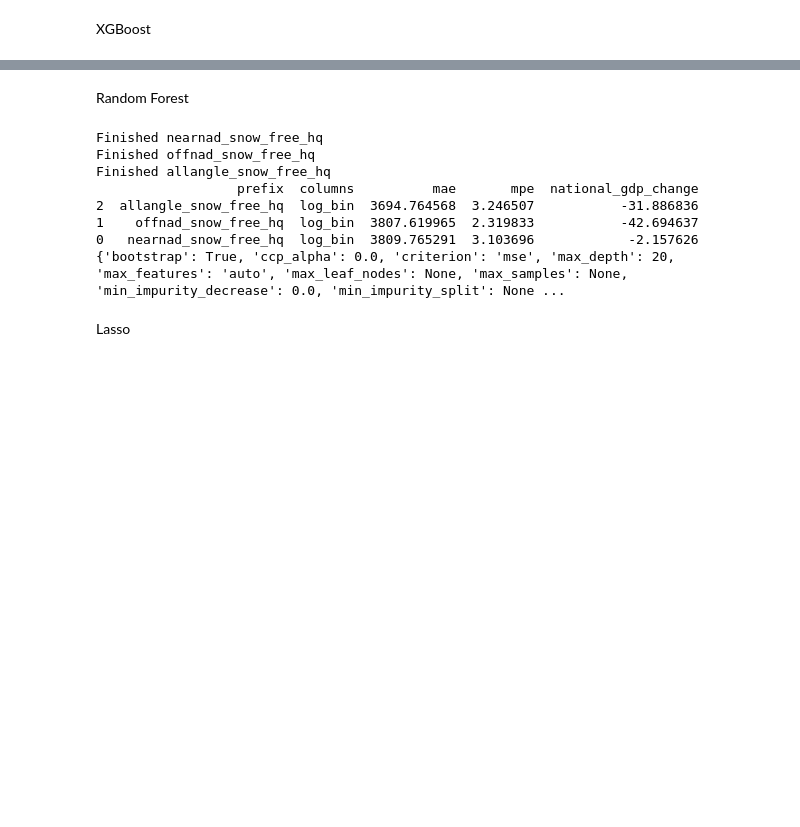
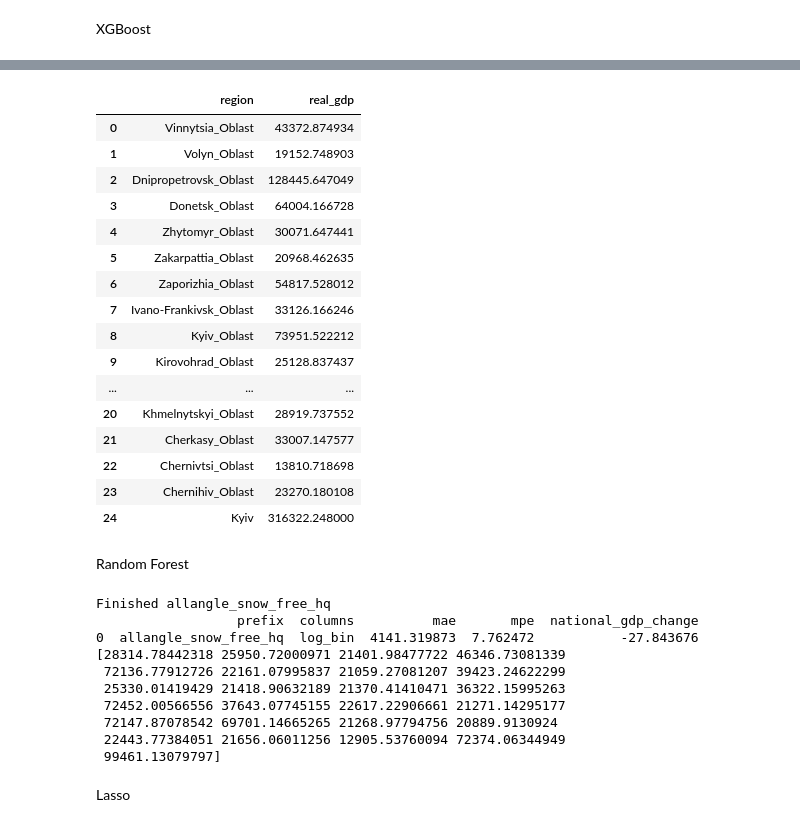
Before and after one commit to lollex90/masters-diss, a Jupyter notebook: models.ipynb, the cells around one changed output, grey strips where cells are left out. Drawn from its saved outputs; the diff is of its cells as text; code cells hidden in the pictures; blank space fills up the shorter version.

Commit message:
getting predictions for map

```diff
--- a/models.ipynb
+++ b/models.ipynb
@@ -9,8 +11,10 @@ Prepare the data
 ukraine_data = pd.read_csv('data/tabular_data_ukraine.csv')
 
 # delete Kyiv and Kyiv_Oblast
-ukraine_data = ukraine_data[ukraine_data["region"] != "Kyiv"]
-ukraine_data = ukraine_data[ukraine_data["region"] != "Kyiv_Oblast"]
+# ukraine_data = ukraine_data[ukraine_data["region"] != "Kyiv"]
+# ukraine_data = ukraine_data[ukraine_data["region"] != "Kyiv_Oblast"]
+ukraine_data = ukraine_data[ukraine_data["region"] != "Kyiv_Oblast_City"]
+
 
 # get training, test, pre_war and prediction data
 train_data = ukraine_data[ukraine_data['year'] < 2021]
@@ -18,13 +22,19 @@ test_data = ukraine_data[ukraine_data['year'] == 2021]
 pre_war_data = ukraine_data[ukraine_data['year'] < 2022]
 prediction_data = ukraine_data[ukraine_data['year'] == 2022]
 
+# reset index
+train_data = train_data.reset_index(drop=True)
+test_data = test_data.reset_index(drop=True)
+pre_war_data = pre_war_data.reset_index(drop=True)
+prediction_data = prediction_data.reset_index(drop=True)
+
 # column_prefixes = ("nearnad_snow_cov", "nearnad_snow_free", "offnad_snow_cov",
 #                    "offnad_snow_free", "allangle_snow_cov", "allangle_snow_free",
 #                    "nearnad_snow_free_hq", "offnad_snow_free_hq", "allangle_snow_free_hq")
 
-column_prefixes = ("nearnad_snow_free_hq", "offnad_snow_free_hq", "allangle_snow_free_hq")
+# column_prefixes = ("nearnad_snow_free_hq", "offnad_snow_free_hq", "allangle_snow_free_hq")
 
-# column_prefixes = ("nearnad_snow_free_hq")
+column_prefixes = ["allangle_snow_free_hq"]
 
 general_characteristics = ("mean", "sd")
 # %% [markdown]
@@ -47,19 +57,2 @@ param_grid_xgb = {
     'random_state': [0]
 }
-# %%
-year = 2021
-country_data = pre_war_data
-prefix = "allangle_snow_free_hq"
-selected_columns =  [prefix + "_" + char for char in general_characteristics] + [prefix + "_log_" + str(i) for i in range(1, 11)]
-model_type = "xgboost"
-log_transform = False
-scale = False
-
-train_data = country_data[country_data['year'] != year]
-test_data = country_data[country_data['year'] == year]
-mae, mpe, _ = build_model(train_data, test_data, selected_columns, model_type, param_grid_xgb, log_transform, scale)
-gdp_change, best_params = predict_with_model(pre_war_data, prediction_data, selected_columns, model_type, param_grid_xgb, log_transform, scale)
-
-
-print(gdp_change, best_params)
-print(mae, mpe)
@@ -100,3 +108,23 @@ Finished allangle_snow_free_hq
+# %%
+test_data[["region", "real_gdp"]]
+# %% [output]
+|  | region | real_gdp |
+| 0 | Vinnytsia_Oblast | 43372.874934 |
+| 1 | Volyn_Oblast | 19152.748903 |
+| 2 | Dnipropetrovsk_Oblast | 128445.647049 |
+| 3 | Donetsk_Oblast | 64004.166728 |
+| 4 | Zhytomyr_Oblast | 30071.647441 |
+| 5 | Zakarpattia_Oblast | 20968.462635 |
+| 6 | Zaporizhia_Oblast | 54817.528012 |
+| 7 | Ivano-Frankivsk_Oblast | 33126.166246 |
+| 8 | Kyiv_Oblast | 73951.522212 |
+| 9 | Kirovohrad_Oblast | 25128.837437 |
+| ... | ... | ... |
+| 20 | Khmelnytskyi_Oblast | 28919.737552 |
+| 21 | Cherkasy_Oblast | 33007.147577 |
+| 22 | Chernivtsi_Oblast | 13810.718698 |
+| 23 | Chernihiv_Oblast | 23270.180108 |
+| 24 | Kyiv | 316322.248000 |
 # %% [markdown]
 Random Forest
 # %%
@@ -118,7 +147,7 @@ for prefix in column_prefixes:
 
     # build xgb models and predict the national gdp change, add the results to the df
     for selected_columns, columns_category in zip([log_bin_columns], ["log_bin"]):
-        mae, mpe, gdp_change, best_params = build_model_and_predict(pre_war_data, prediction_data, selected_columns, "random_forest", param_grid_rf, log_transform = False, scale = False, total_metrics = True)
+        mae, mpe, gdp_change, y_pred = build_model_and_predict(pre_war_data, prediction_data, selected_columns, "random_forest", param_grid_rf, log_transform = False, scale = False, total_metrics = True)
         new_results = pd.DataFrame([{"prefix": prefix, "columns": columns_category, "mae": mae, "mpe": mpe, "national_gdp_change": gdp_change}])
         rf_results = pd.concat([rf_results, new_results], ignore_index=True)
 
@@ -127,16 +156,18 @@ for prefix in column_prefixes:
 # sort by mae, print the results
 rf_results = rf_results.sort_values(by="mae")
 print(rf_results)
-print(best_params)
+print(y_pred)
 # %% [output]
-Finished nearnad_snow_free_hq
-Finished offnad_snow_free_hq
 Finished allangle_snow_free_hq
                   prefix  columns          mae       mpe  national_gdp_change
-2  allangle_snow_free_hq  log_bin  3694.764568  3.246507           -31.886836
-1    offnad_snow_free_hq  log_bin  3807.619965  2.319833           -42.694637
-0   nearnad_snow_free_hq  log_bin  3809.765291  3.103696            -2.157626
-{'bootstrap': True, 'ccp_alpha': 0.0, 'criterion': 'mse', 'max_depth': 20, 'max_features': 'auto', 'max_leaf_nodes': None, 'max_samples': None, 'min_impurity_decrease': 0.0, 'min_impurity_split': None ...
+0  allangle_snow_free_hq  log_bin  4141.319873  7.762472           -27.843676
+[28314.78442318 25950.72000971 21401.98477722 46346.73081339
+ 72136.77912726 22161.07995837 21059.27081207 39423.24622299
+ 25330.01419429 21418.90632189 21370.41410471 36322.15995263
+ 72452.00566556 37643.07745155 22617.22906661 21271.14295177
+ 72147.87078542 69701.14665265 21268.97794756 20889.9130924
+ 22443.77384051 21656.06011256 12905.53760094 72374.06344949
+ 99461.13079797]
 # %% [markdown]
 Lasso
 # %%
```
Also changed, not shown: parts of 7 cells of this notebook, 6 other files.
